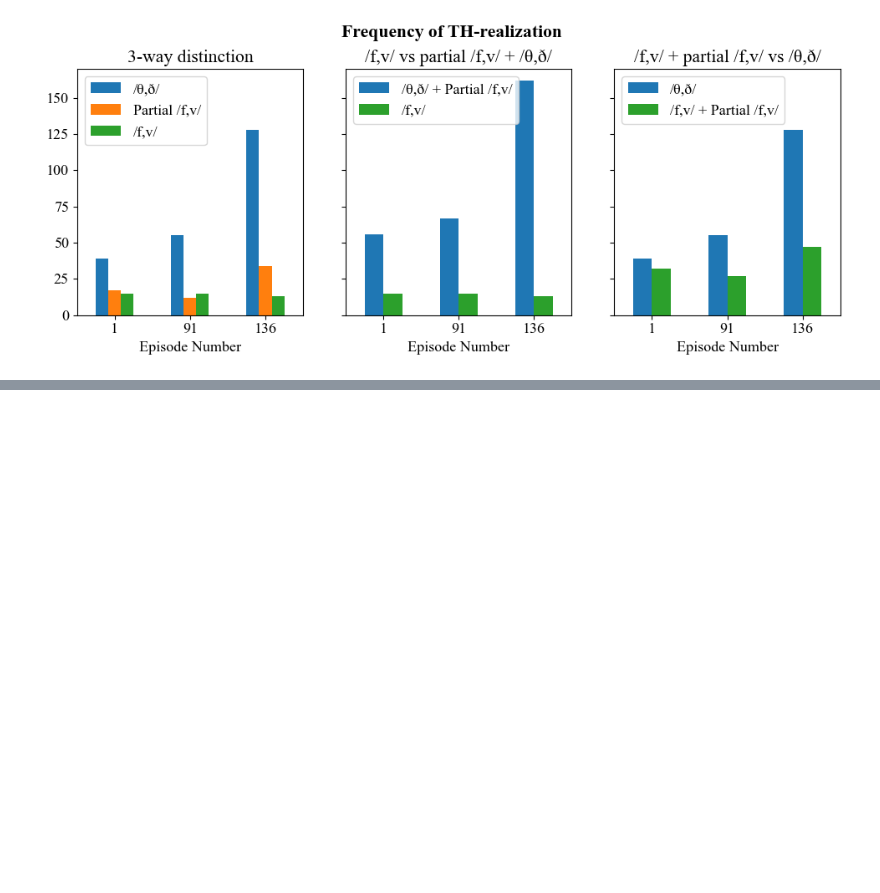
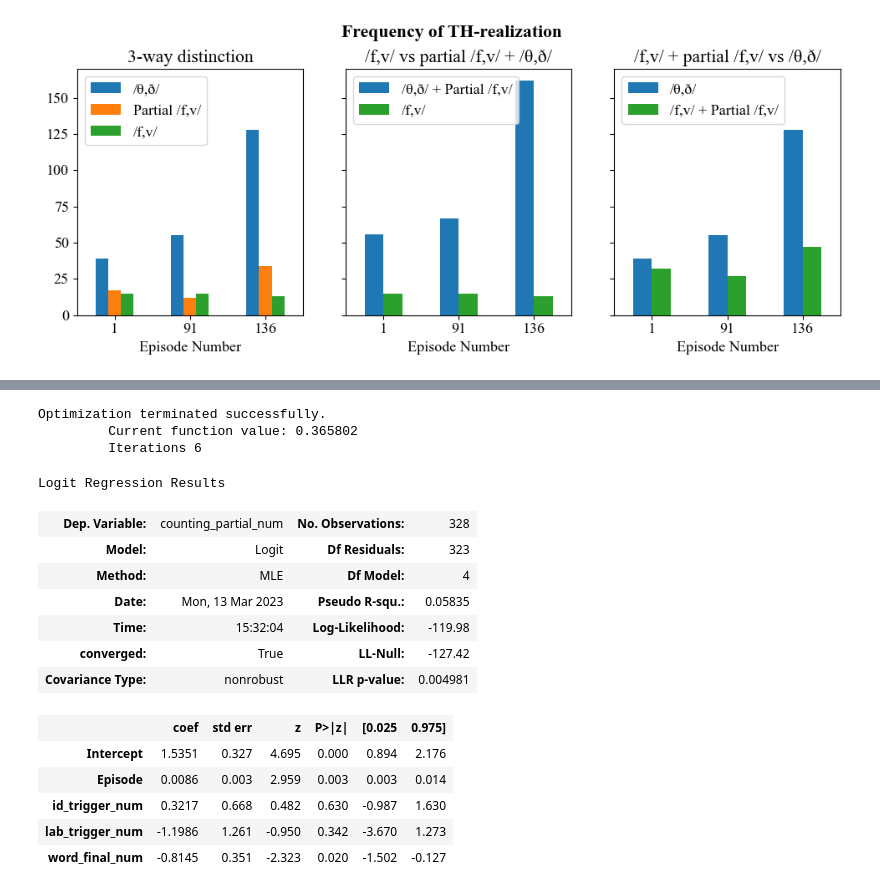
Before and after one commit to jopetty/cortex-socio, a Jupyter notebook: th-fronting.ipynb, the cells around one changed output, grey strips where cells are left out. Drawn from its saved outputs; the diff is of its cells as text; code cells hidden in the pictures; blank space fills up the shorter version.

```diff
--- a/th-fronting.ipynb
+++ b/th-fronting.ipynb
@@ -120,0 +155,21 @@ Name: False, dtype: int64
+# %%
+logreg_cnt = smf.logit("counting_partial_num ~ Episode + id_trigger_num + lab_trigger_num + word_final_num", data=th_df).fit()
+logreg_cnt.summary()
+# %% [output]
+Optimization terminated successfully.
+         Current function value: 0.365802
+         Iterations 6
+Logit Regression Results
+| Dep. Variable: | counting_partial_num | No. Observations: | 328 |
+| Model: | Logit | Df Residuals: | 323 |
+| Method: | MLE | Df Model: | 4 |
+| Date: | Mon, 13 Mar 2023 | Pseudo R-squ.: | 0.05835 |
+| Time: | 15:32:04 | Log-Likelihood: | -119.98 |
+| converged: | True | LL-Null: | -127.42 |
+| Covariance Type: | nonrobust | LLR p-value: | 0.004981 |
+|  | coef | std err | z | P>|z| | [0.025 | 0.975] |
+| Intercept | 1.5351 | 0.327 | 4.695 | 0.000 | 0.894 | 2.176 |
+| Episode | 0.0086 | 0.003 | 2.959 | 0.003 | 0.003 | 0.014 |
+| id_trigger_num | 0.3217 | 0.668 | 0.482 | 0.630 | -0.987 | 1.630 |
+| lab_trigger_num | -1.1986 | 1.261 | -0.950 | 0.342 | -3.670 | 1.273 |
+| word_final_num | -0.8145 | 0.351 | -2.323 | 0.020 | -1.502 | -0.127 |
```
Also changed, not shown: parts of 13 cells of this notebook.
